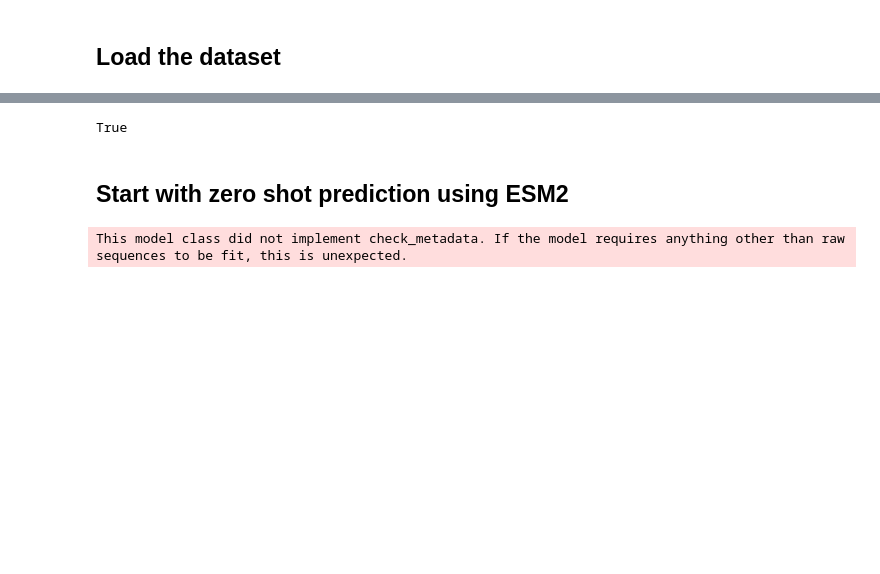
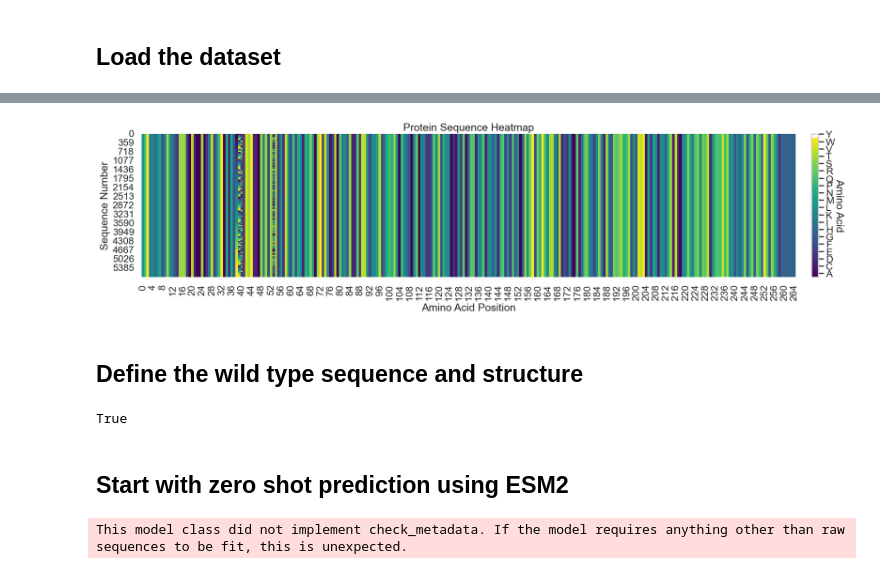
Before and after one commit to EvanKomp/aide_predict, a Jupyter notebook: demo/combinatorial_library.ipynb, the cells around one changed output, grey strips where cells are left out. Saved outputs shown, nothing was run; the diff lists cells and outputs as text; code cells hidden in the pictures; blank space fills up the shorter version.

```diff
--- a/demo/combinatorial_library.ipynb
+++ b/demo/combinatorial_library.ipynb
@@ -47 +60,7 @@ ProteinSequences(count=2990, aligned=True, fixed_length=True)
+# %%
+_ = plot_protein_sequence_heatmap(test_sequences)
+# %% [output]
+[figure, added]
+# %% [markdown]
+## Define the wild type sequence and structure
 # %%
```
Also changed, not shown: parts of 32 cells of this notebook, 1 other file.
